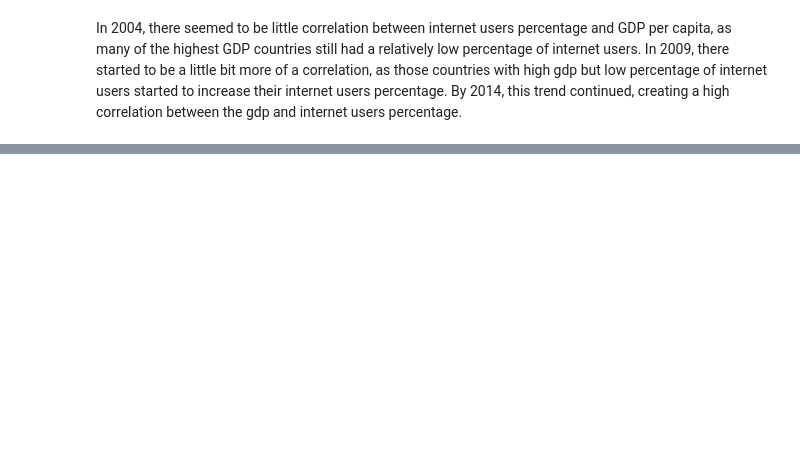
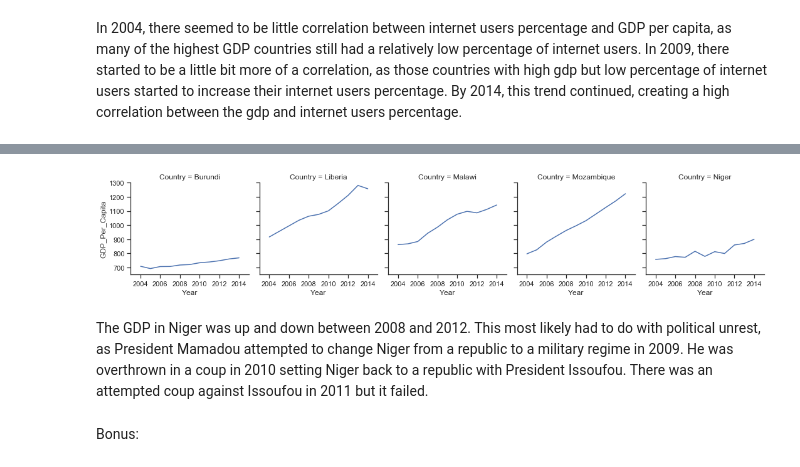
Before and after one commit to adamtsuch21/-gdp-and-internet-usage-adamtsuch21, a Jupyter notebook: notebooks/gdp_internet.ipynb, the cells around one changed output, grey strips where cells are left out. Drawn from its saved outputs; the diff is of its cells as text; code cells hidden in the pictures; blank space fills up the shorter version.

Commit message:
finished all but bonus

```diff
--- a/notebooks/gdp_internet.ipynb
+++ b/notebooks/gdp_internet.ipynb
@@ -231,0 +441,2 @@ In 2004, there seemed to be little correlation between internet users percentage
+# %%
+bot_5_gdp = gdp_and_internet_use[gdp_and_internet_use["Country"].isin(["Burundi", "Niger", "Malawi", "Mozambique", "Liberia"])]
@@ -231,0 +445,2 @@ In 2004, there seemed to be little correlation between internet users percentage
+# %%
+bot_5_10_years = bot_5_gdp[bot_5_countries["Year"].isin([2004, 2005, 2006, 2007, 2008, 2009, 2010, 2011, 2012, 2013, 2014])]
@@ -231,0 +467,9 @@ In 2004, there seemed to be little correlation between internet users percentage
+# %%
+g = sns.FacetGrid(bot_5_10_years, col="Country").set(xlim=(2003, 2015), ylim=(650, 1300), xticks=[2004, 2006, 2008, 2010, 2012, 2014], yticks=[700, 800, 900, 1000, 1100, 1200, 1300])
+g = g.map(plt.plot, "Year", "GDP_Per_Capita")
+# %% [output]
+[figure, added]
+# %% [markdown]
+The GDP in Niger was up and down between 2008 and 2012. This most likely had to do with political unrest, as President Mamadou attempted to change Niger from a republic to a military regime in 2009. He was overthrown in a coup in 2010 setting Niger back to a republic with President Issoufou. There was an attempted coup against Issoufou in 2011 but it failed.
+# %% [markdown]
+Bonus:
```
Also changed, not shown: parts of 70 cells of this notebook, 2 other files.
